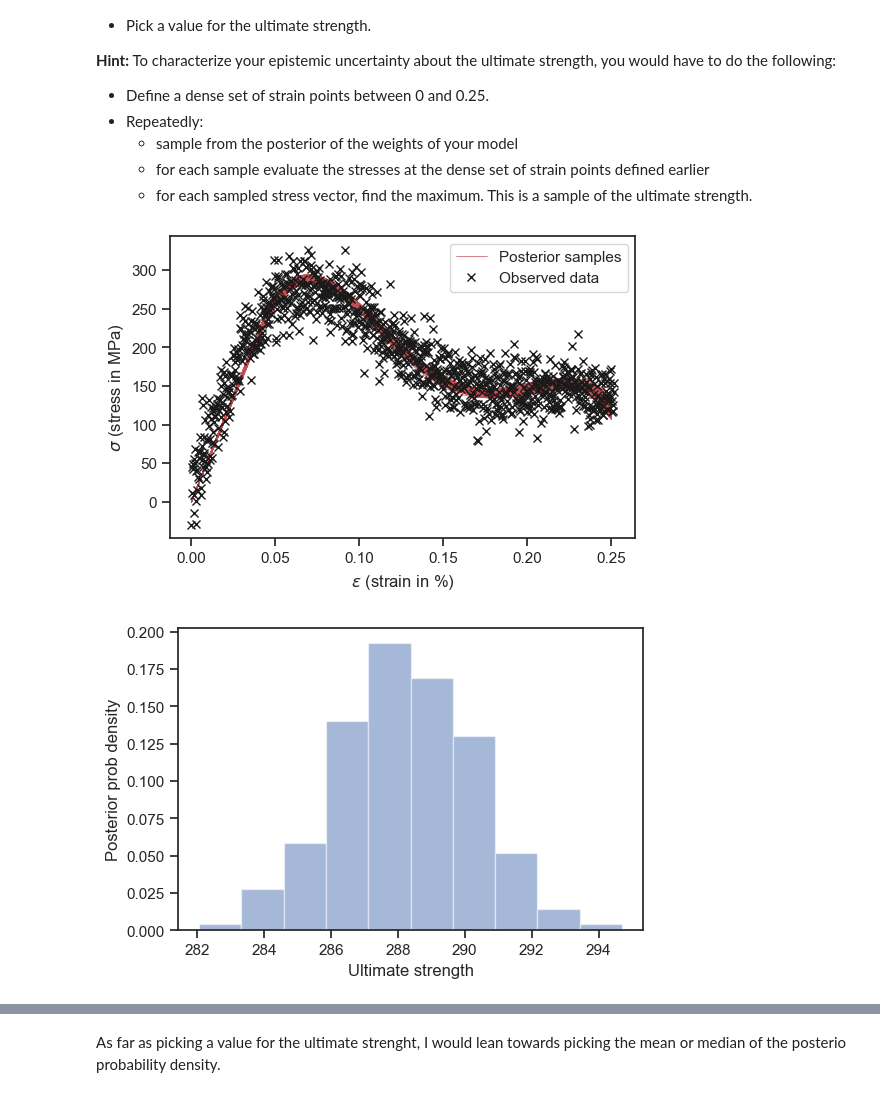
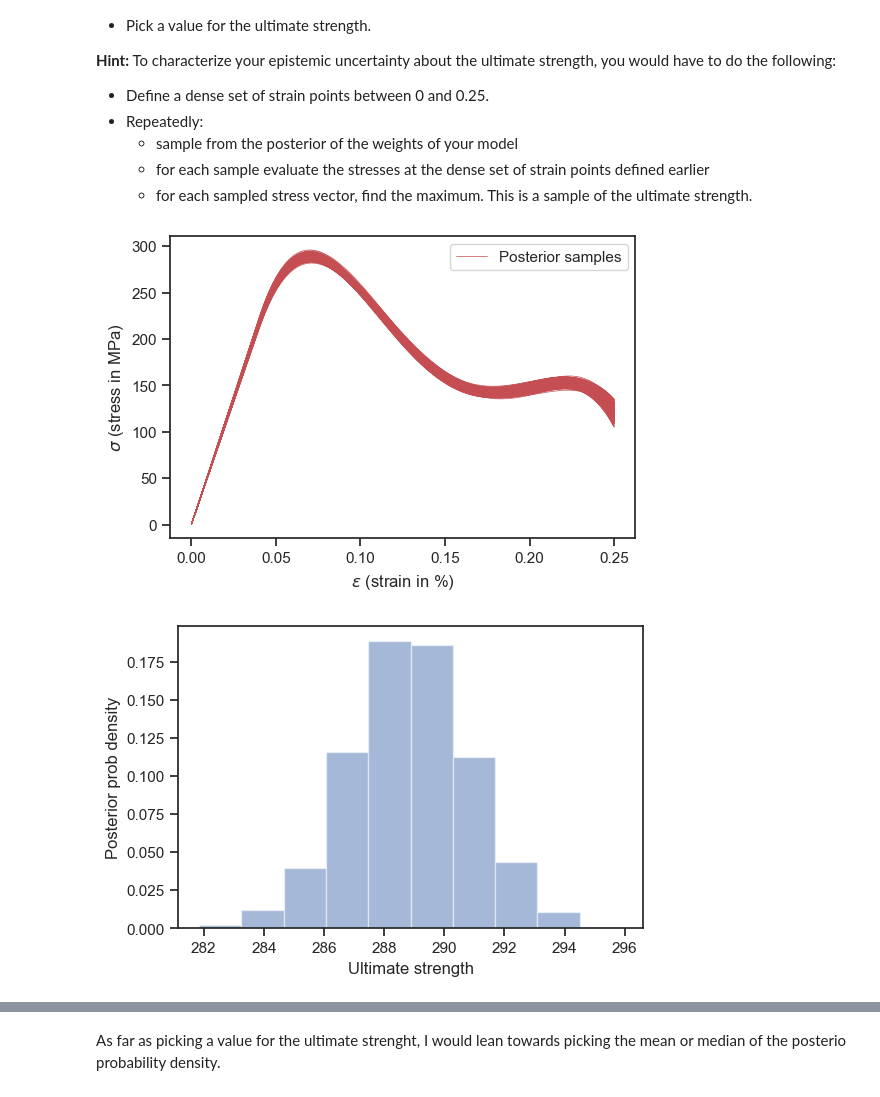
Before and after one commit to flavio-nardi/data-analytics-se, a Jupyter notebook: lecturebook/homework/homework-04.ipynb, the cells around one changed output, grey strips where cells are left out. Cells and saved outputs as stored; diff of their text form; code cells hidden in the pictures.

```diff
--- a/lecturebook/homework/homework-04.ipynb
+++ b/lecturebook/homework/homework-04.ipynb
@@ -637,29 +637,28 @@ To characterize your epistemic uncertainty about the ultimate strength, you woul
 # %%
 strain = np.linspace(0, 0.25, 100)
 Phi_strain = compute_design_matrix(strain, 0.04, 4)
 model_B_post = st.multivariate_normal(model_B.coef_, model_B.sigma_)
 num_samples = 2000
 ultimate_strength = []
 
 fig, ax = plt.subplots()
 for _ in range(num_samples):
     w_sample = model_B_post.rvs()
     yy_sample = Phi_strain @ w_sample
     ultimate_strength.append(yy_sample[np.argmax(yy_sample)])
     ax.plot(strain, yy_sample, 'r', lw=0.5)
 ax.plot([], [], "r", lw=0.5, label="Posterior samples")
-ax.plot(x, y, 'kx', label='Observed data')
 ax.set_xlabel('$\epsilon$ (strain in %)')
 ax.set_ylabel('$\sigma$ (stress in MPa)')
 plt.legend(loc="best");
 
 fig, ax2 = plt.subplots()
-ax2.hist(ultimate_strength, density=True, alpha=0.5, )
+ax2.hist(ultimate_strength, density=True, alpha=0.5)
 ax2.set_xlabel('Ultimate strength')
 ax2.set_ylabel('Posterior prob density');
 # %% [output]
-[figure, old version]
+[figure, new version]
-[figure, old version]
+[figure, new version]
 # %%
 lower_95_cred = np.mean(ultimate_strength) - 2.0 * np.std(ultimate_strength)
 upper_95_cred = np.mean(ultimate_strength) + 2.0 * np.std(ultimate_strength)
```
Also changed, not shown: parts of 57 cells of this notebook.
